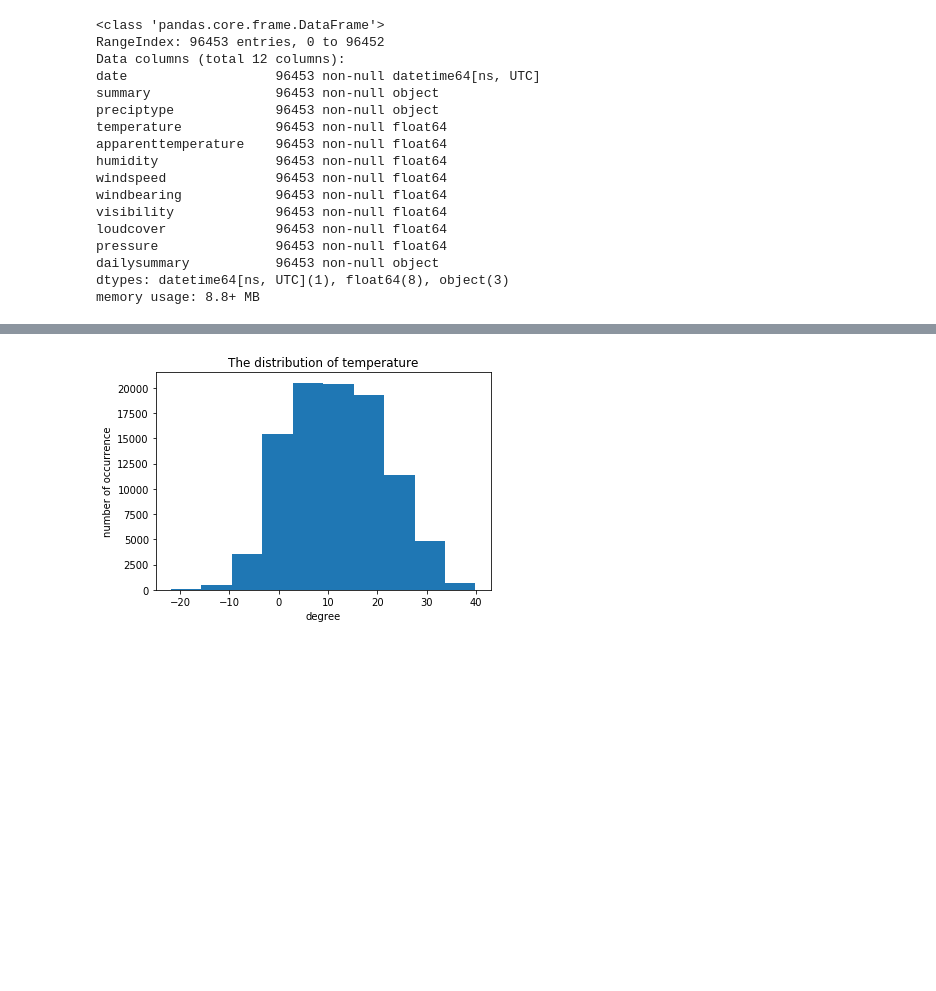
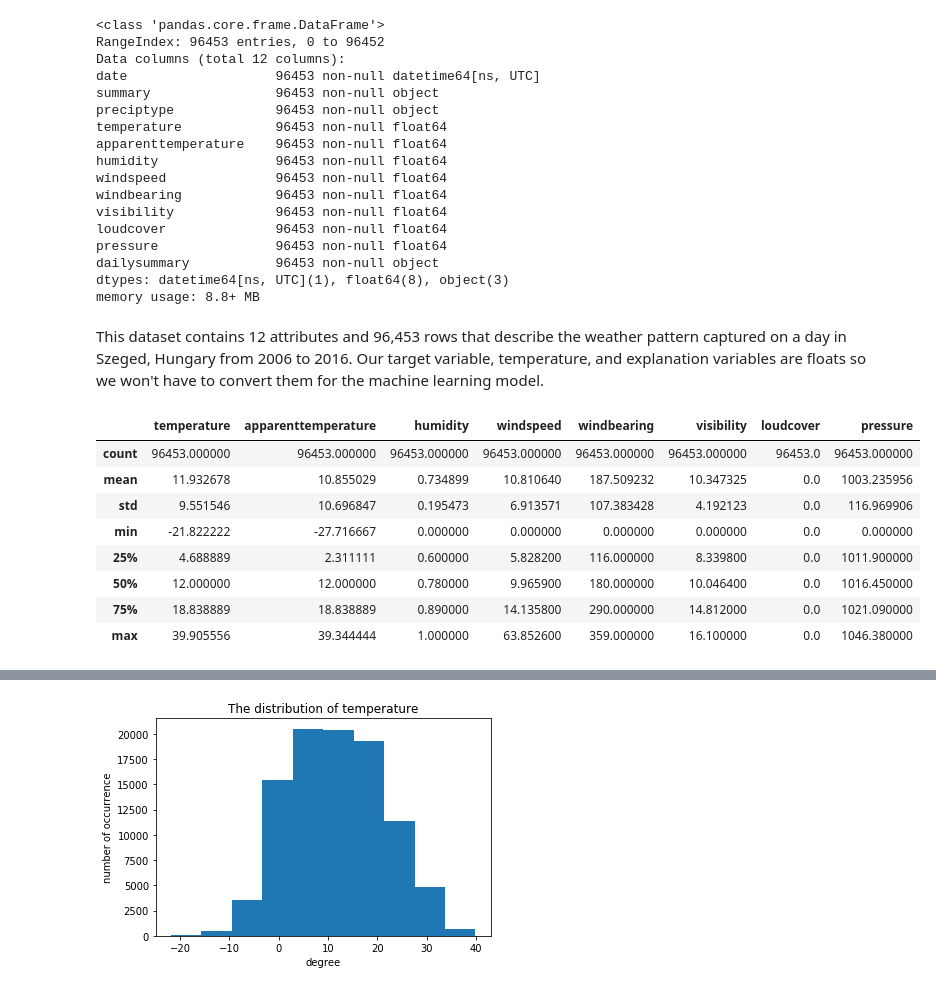
Before and after one commit to tsaw8/Thinkful_Project, a Jupyter notebook: Module 19: Supervised learning: solving regression problems/3.Meeting (and not meeting) the assumptions of linear regression (weatherinszeged_df).ipynb, the cells around one changed output, grey strips where cells are left out. Saved outputs shown, nothing was run; the diff lists cells and outputs as text; code cells hidden in the pictures; blank space fills up the shorter version.

```diff
--- a/Module 19: Supervised learning: solving regression problems/3.Meeting (and not meeting) the assumptions of linear regression (weatherinszeged_df).ipynb
+++ b/Module 19: Supervised learning: solving regression problems/3.Meeting (and not meeting) the assumptions of linear regression (weatherinszeged_df).ipynb
@@ -72,3 +72,17 @@ pressure               96453 non-null float64
 dailysummary           96453 non-null object
 dtypes: datetime64[ns, UTC](1), float64(8), object(3)
 memory usage: 8.8+ MB
+# %% [markdown]
+This dataset contains 12 attributes and 96,453 rows that describe the weather pattern captured on a day in Szeged, Hungary from 2006 to 2016. Our target variable, temperature, and explanation variables are floats so we won't have to convert them for the machine learning model.
+# %%
+df.describe()
+# %% [output]
+|  | temperature | apparenttemperature | humidity | windspeed | windbearing | visibility | loudcover | pressure |
+| count | 96453.000000 | 96453.000000 | 96453.000000 | 96453.000000 | 96453.000000 | 96453.000000 | 96453.0 | 96453.000000 |
+| mean | 11.932678 | 10.855029 | 0.734899 | 10.810640 | 187.509232 | 10.347325 | 0.0 | 1003.235956 |
+| std | 9.551546 | 10.696847 | 0.195473 | 6.913571 | 107.383428 | 4.192123 | 0.0 | 116.969906 |
+| min | -21.822222 | -27.716667 | 0.000000 | 0.000000 | 0.000000 | 0.000000 | 0.0 | 0.000000 |
+| 25% | 4.688889 | 2.311111 | 0.600000 | 5.828200 | 116.000000 | 8.339800 | 0.0 | 1011.900000 |
+| 50% | 12.000000 | 12.000000 | 0.780000 | 9.965900 | 180.000000 | 10.046400 | 0.0 | 1016.450000 |
+| 75% | 18.838889 | 18.838889 | 0.890000 | 14.135800 | 290.000000 | 14.812000 | 0.0 | 1021.090000 |
+| max | 39.905556 | 39.344444 | 1.000000 | 63.852600 | 359.000000 | 16.100000 | 0.0 | 1046.380000 |
```
Also changed, not shown: parts of 23 cells of this notebook.
